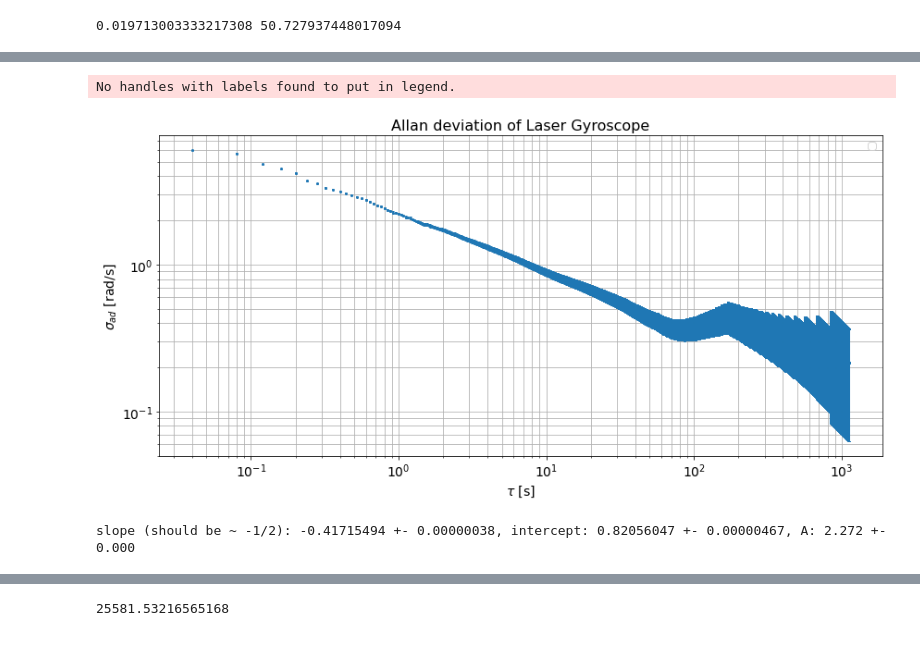
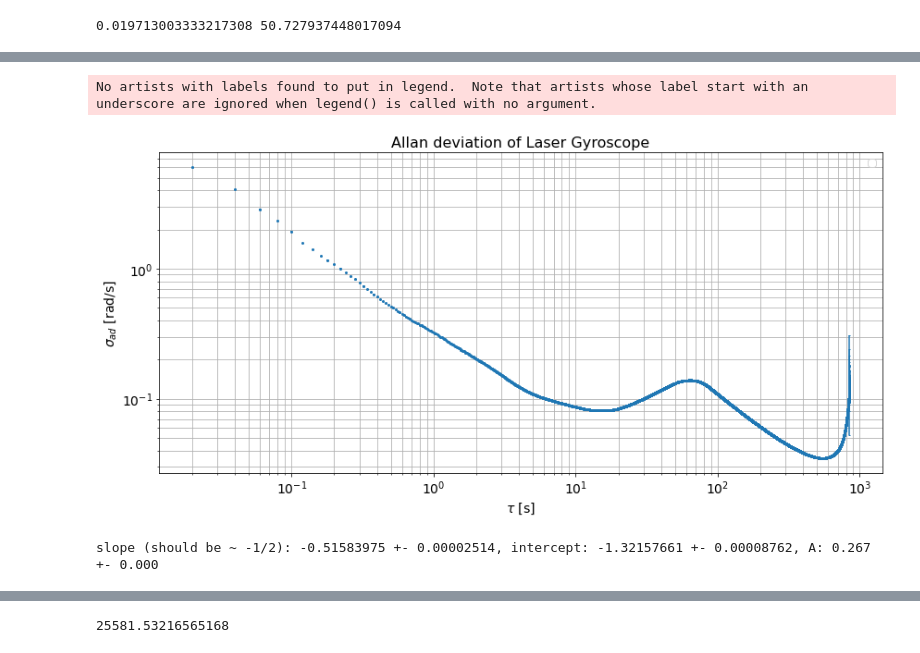
Before and after one commit to tesla1900/advanced-lab-course, a Jupyter notebook: laser_gyroscope/allan_dev_analysis.ipynb, the cells around one changed output, grey strips where cells are left out. Saved outputs shown, nothing was run; the diff lists cells and outputs as text; code cells hidden in the pictures.

Commit message:
Updated allan deviation

```diff
--- a/laser_gyroscope/allan_dev_analysis.ipynb
+++ b/laser_gyroscope/allan_dev_analysis.ipynb
@@ -181,37 +181,37 @@ sample rate: 50.727937448017094 Hz
 # %%
 
 
 # get allan deviation
-(t2, ad, ade, adn) = allantools.adev(y_fft, rate=25, data_type="freq", taus=time_filted_v1)
+(t2, ad, ade, adn) = allantools.oadev(y_fft, rate=50, data_type="freq", taus=time_filted_v1)
 
 fig, ax = plt.subplots(figsize=(12,6), tight_layout=True)
 ax.errorbar(t2, ad, yerr=ade, marker="o", ls="", ms=2.0, capsize=1.0)   # the data
 # ax.plot(t2, ad_thr, color="r", zorder=3, label = r'Fit, $\mathcal{{A}} = {0:.3f} \pm {1:.3f}$'.format(np.exp(logA), A_err))
 # ax.plot(t2, ad_thr, color="r", zorder=3, label = r"Fit: $ {2:.8f} \tau + \log({0:.3f})$".format(np.exp(logA), A_err, slope, slope_err))
 
 ax.set_xlabel(r"$\tau$ [s]", fontsize=14)
 ax.set_ylabel(r"$\sigma_{{ad}}$ [rad/s]", fontsize=14)
 ax.set_title("Allan deviation of Laser Gyroscope", fontsize=16)
 
 ax.set_xscale("log")
 ax.set_yscale("log")
 
 ax.legend(prop={"size":14}, borderpad=0.3)
 ax.grid(which='both')
 
 ax.tick_params(axis='both', which='major', labelsize=14)
 ax.tick_params(axis='both', which='minor', labelsize=14)
 
 # plt.savefig(os.path.join(figure_path, "allan.png"), dpi=300)
 
 # # shot-noise
 # tau_shotnoise = cutoff
 # print("Shot-noise limitation: {0} s".format(tau_shotnoise))
 # %% [output]
-No handles with labels found to put in legend.
+No artists with labels found to put in legend.  Note that artists whose label start with an underscore are ignored when legend() is called with no argument.
-[figure, old version]
+[figure, new version]
 # %%
-cutoff = 90
+cutoff = 10
 
 # ad_cutoff = ad[(t2 > 4e-1) & (t2 < 1.2)]
 # t2_cutoff = t2[(t2 > 4e-1) & (t2 < 1.2)]
@@ -236,7 +236,7 @@ A_err = np.exp(logA) * logA_err
 print("slope (should be ~ -1/2): {0:.8f} +- {3:.8f}, intercept: {1:.8f} +- {4:.8f}, A: {2:.3f} +- {5:.3f}".format(slope, logA, np.exp(logA), slope_err, logA_err, A_err))
 ad_thr = np.exp(logA) * t2**slope
 # %% [output]
-slope (should be ~ -1/2): -0.41715494 +- 0.00000038, intercept: 0.82056047 +- 0.00000467, A: 2.272 +- 0.000
+slope (should be ~ -1/2): -0.51583975 +- 0.00002514, intercept: -1.32157661 +- 0.00008762, A: 0.267 +- 0.000
 # %%
 fig, ax = plt.subplots(figsize=(12,6), tight_layout=True)
 ax.errorbar(t2, ad, yerr=ade, marker="o", ls="", ms=2.0, capsize=1.0)   # the data
```
Also changed, not shown: parts of 7 cells of this notebook, 4 other files.
